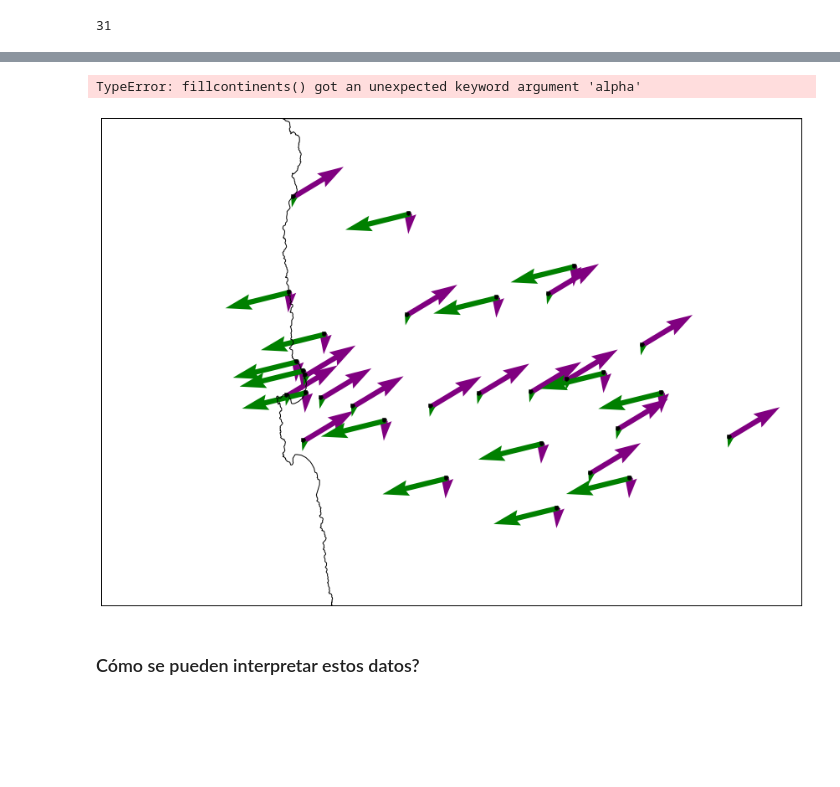
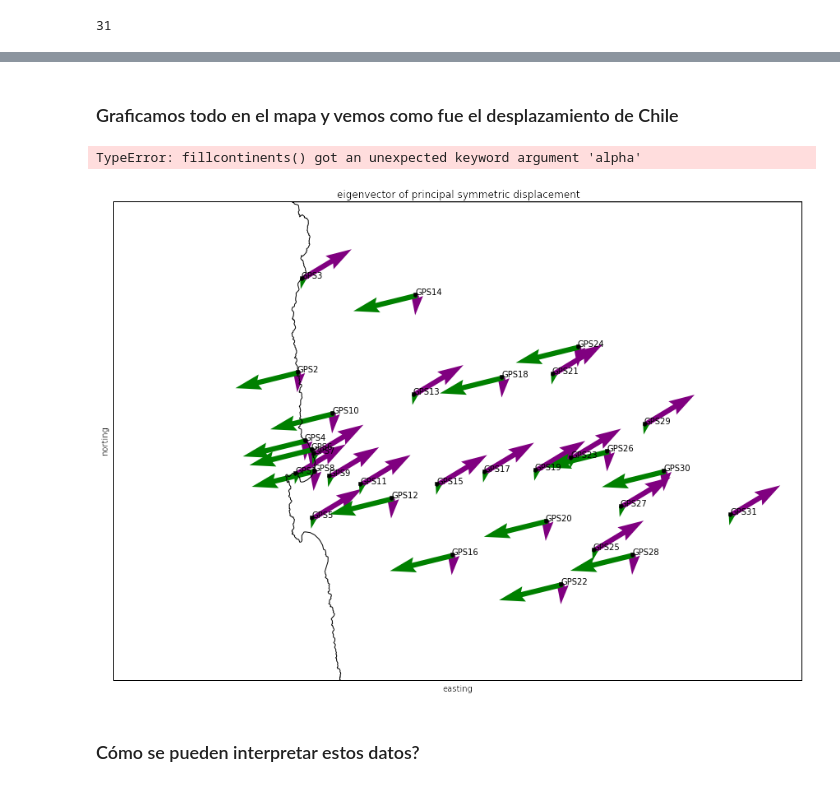
Before and after one commit to LinaPerez/Garcia_PerezAngel_Hw8, a Jupyter notebook: Terremoto/Strain_tensor.ipynb, the cells around one changed output, grey strips where cells are left out. Saved outputs shown, nothing was run; the diff lists cells and outputs as text; code cells hidden in the pictures; blank space fills up the shorter version.

```diff
--- a/Terremoto/Strain_tensor.ipynb
+++ b/Terremoto/Strain_tensor.ipynb
@@ -288,30 +312,40 @@ print size(x), size(y), size(u_norte), size(u_este)
+# %% [markdown]
+### Graficamos todo en el mapa y vemos como fue el desplazamiento de Chile
 # %%
 
 
 map = Basemap(projection='merc', lat_0 = -24, lon_0 = -70,
     resolution = 'h', area_thresh = 0.1,
     llcrnrlon=-72    ,llcrnrlat=-22.0,
     urcrnrlon=-66.5, urcrnrlat=-25.5)
 map.quiver(x[:] + 1000         , y[:],           v1[:],v2[:],color='purple')
 map.quiver(x[:] + 1000, y[:],         v3[:],v4[:],color='green')
 lons = longitud
 lats = latitud
 X, Y= map(lons,lats)
 map.plot(X, Y, 'bo', markersize=5, color='black')
 map.drawcoastlines()
 map.drawcountries()
+labels = ['GPS1', 'GPS2', 'GPS3', 'GPS4', 'GPS5', 'GPS6', 'GPS7', 'GPS8', 'GPS9', 'GPS10', 'GPS11', 'GPS12', 'GPS13', 'GPS14', 'GPS15', 'GPS16', 'GPS17', 'GPS18', 'GPS19', 'GPS20', 'GPS21', 'GPS22', 'GPS23', 'GPS24', 'GPS25', 'GPS26', 'GPS27', 'GPS28', 'GPS29', 'GPS30', 'GPS31']
+for label, xpt, ypt in zip(labels, x, y):
+    plt.text(xpt+100, ypt+50, label)
+plt.title("eigenvector of principal symmetric displacement")
+xlabel("easting")
+
+ylabel("norting")
 map.fillcontinents(color='0.0'                    , lake_color='aqua',ax=None, zorder=None, alpha=0.7)
 #map.fillcontinents(alpha =0.7)
 map.drawmapboundary()
 
 
 
 
 figsize(15, 15)
+
 plt.show()
 # %% [output]
 TypeError: fillcontinents() got an unexpected keyword argument 'alpha'
-[figure, old version]
+[figure, new version]
 # %% [markdown]
 ### Cómo se pueden interpretar estos datos?
 # %% [markdown]
```
Also changed, not shown: parts of 7 cells of this notebook.
